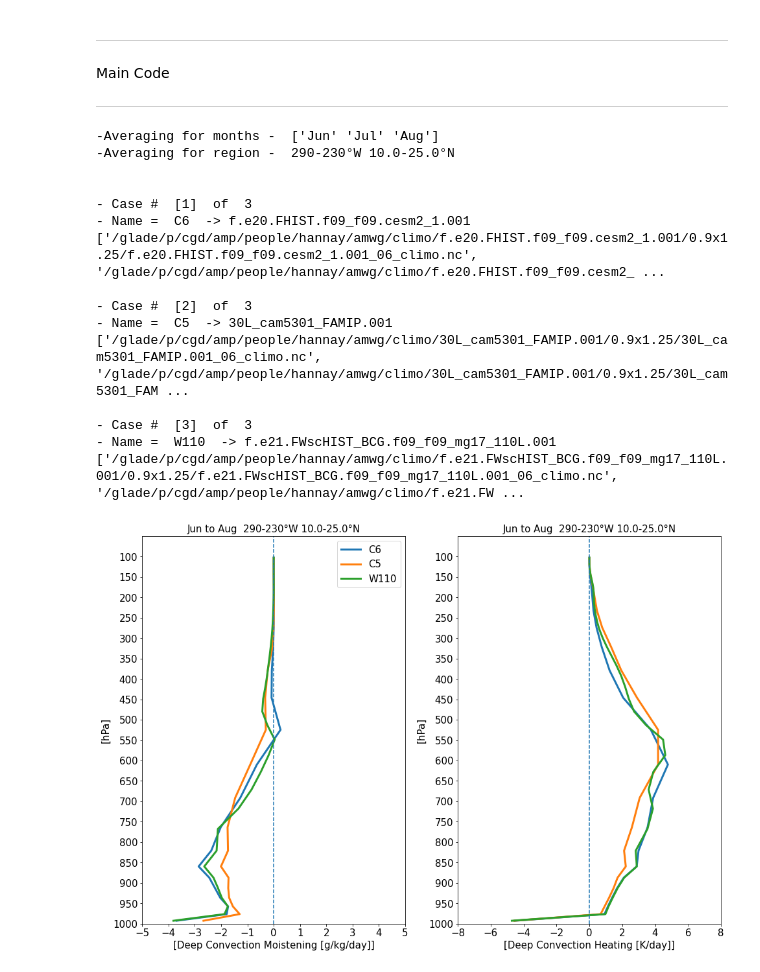
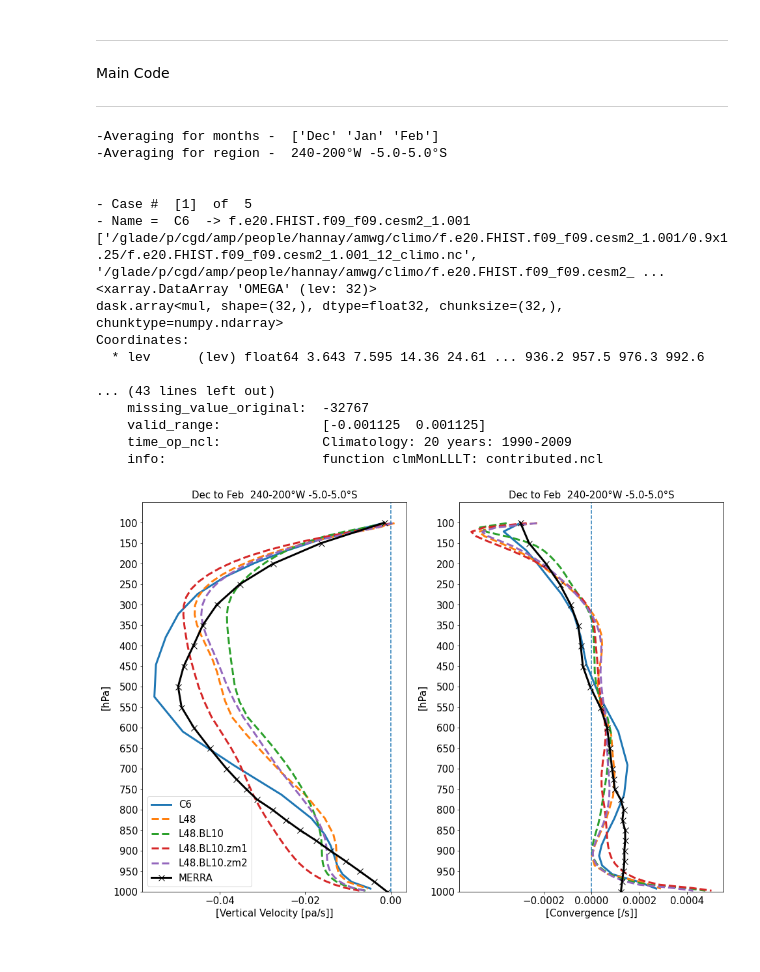
Before and after one commit to swrneale/python-scripts, a Jupyter notebook: general/column_plot.ipynb, the cells around one changed output. Drawn from its saved outputs; the diff is of its cells as text; code cells hidden in the pictures.

Commit message:
Add to MDTF vertical processes diags.

```diff
--- a/general/column_plot.ipynb
+++ b/general/column_plot.ipynb
@@ -14,35 +14,42 @@ Initial Simulations Information
 #case_desc = np.array(['C6','C5','CE2','CE1']) ; pref_out = 'ditcz'
 
 #case_desc = np.array(['C6','C5','C4','CE2','CE1','CC4','CE2sst']) ; pref_out = 'release'
-case_desc = np.array(['C6','C5','W110']) ; pref_out = 'waccm_hvr'
+#case_desc = np.array(['C6','C5','W110']) ; pref_out = 'waccm_hvr'
 #case_desc = np.array(['C6','C5','C4']) ; pref_out = 'cam456'
 #case_desc = np.array(['C6','CE2','CE2sst','CE2sstd','REYsstd']) ; pref_out = 'day_mon_Rey_sst_'
 
 #case_desc = np.array(['C6','rC5']) ; pref_out = 'test_'
 
-month_ave = np.array(["Jun","Jul","Aug"])
-#month_ave = np.array(["Dec","Jan","Feb"])
+
+
+case_desc = np.array(['C6','L48','L48.BL10','L48.BL10.zm1','L48.BL10.zm2']) ; pref_out = 'L48+BL10_test'
+
+#month_ave = np.array(["Jun","Jul","Aug"])
+month_ave = np.array(["Dec","Jan","Feb"])
 
 
 
 #reg_a = [-10,10,120.,160] # lats, lons averaging region - m. Continent
-#reg_a = [-5,5,120.,160] # lats, lons averaging region - m. Continent
-reg_a = [10,25,70,130] # lats, lons averaging region - Monsoon reg.
+reg_a = [-5,5,120.,160] # lats, lons averaging region - m. Continent
+#reg_a = [10,25,70,130] # lats, lons averaging region - Monsoon reg.
 
 #reg_a = [7.5,10,220.,240] # lats, lons averaging region. - E. Pac 1
 #reg_a = [2.5,7.5,240.,270.]  # Center of ITCZ in AMIP
 
-#reg_a = [-7.5,-2.5,240.,270.]  # Southern surious ITCZ region.
+#reg_a = [-7.5,-2.5,240.,270.]  # Southern spurious ITCZ region.
 #reg_a = [5,12,270,280] # lats, lons averaging region. - E. Pac 2
 #reg_a = [5,12,240,270] # lats, lons averaging region. - E. Pac 2
 
 
 
-#var_names = ['OMEGA','DIV'] ; vscales = [1.,1] ; f1xmin=-0.14; f1xmax=0.02 ;f1dx = 0.02 ; f2xmin=-0.0002; f2xmax=0.0006 ;f2dx = 0.0002  ; f1name = '[Vertical Velocity [pa/s]]' ; f2name = '[Convergence [/s]]'
-#ovar_scale =  100./86400.  # mb/day -> pa/s
+var_names = ['OMEGA','DIV'] ; vscales = [1.,1] ; f1xmin=-0.14; f1xmax=0.02 ;f1dx = 0.02 ; f2xmin=-0.0002; f2xmax=0.0006 ;f2dx = 0.0002  ; f1name = '[Vertical Velocity [pa/s]]' ; f2name = '[Convergence [/s]]'
+ovar_scale =  100./86400.  # mb/day -> pa/s
 
-var_names = ['ZMDQ','ZMDT'] ; vscales = [86400*1000,86400.] ; f1xmin=-5.; f1xmax=5. ;f1dx = 1. ; f2xmin=-8.; f2xmax=8. ;f2dx = 2.  ; f1name = '[Deep Convection Moistening [g/kg/day]]' ; f2name = '[Deep Convection Heating [K/day]]'
-lobs = False
+#var_names = ['DCQ','DTCOND'] ; vscales = [86400*1000,86400.] ; f1xmin=-2.; f1xmax=2. ;f1dx = 0.5 ; f2xmin=-2.; f2xmax=2. ;f2dx = 1.  ; f1name = '[Physics Moistening [g/kg/day]]' ; f2name = '[Physics Heating [K/day]]'
+
+
+#var_names = ['DCQ','DTCOND'] ; vscales = [86400*1000,86400.] ; f1xmin=-5.; f1xmax=5. ;f1dx = 1. ; f2xmin=-8.; f2xmax=8. ;f2dx = 2.  ; f1name = '[Deep Convection Moistening [g/kg/day]]' ; f2name = '[Deep Convection Heating [K/day]]'
+lobs = True
 
 p_levs = np.arange(100.,1050.,50.)
 
@@ -53,8 +60,8 @@ dir_root = '/glade/p/cgd/amp/people/hannay/amwg/climo/'
 dir_obs = '/glade/p/cesm/amwg/amwg_data/obs_data/'
 dir_proot = '/glade/u/home/rneale/python/'
 
-sim_names = cam_revert_list()
-#sim_names = cam_vres_list()
+#sim_names = cam_revert_list()
+sim_names = cam_vres_list()
 
 reg_a_join = ' '.join(str(reg_a))
 
@@ -111,7 +118,7 @@ for ir in case_desc:
             var_plot2 = var_plot1.differentiate("lev")
 
         ps_in = files_ptr['PS'].loc[:,reg_a[0]:reg_a[1],reg_a[2]:reg_a[3]]
-        hyam = files_ptr['hyam'] ; hybm = files_ptr['hybm'] ; P0 = files_ptr['P0'] ; lev = files_ptr['lev']
+        hyam = files_ptr['hyam'] ; hybm = files_ptr['hybm'] ; P0 = 1000. ; lev = files_ptr['lev']
 
 # Levs
         ilevs = np.where(lev >= min(p_levs))
@@ -175,45 +182,47 @@ if lobs:
     print(ofiles_in)
     ofiles_ptr = xr.open_mfdataset(ofiles_in,parallel=True)
 
     ovar_in = ofiles_ptr[var_names[0]].loc[:,:,reg_a[0]:reg_a[1],reg_a[2]:reg_a[3]]
     print(ovar_in)
     olevs = ofiles_ptr['lev']
 
     ilevs = np.where(olevs >= min(p_levs))
     ilevs = ilevs[0]
 
     ovar_plotw = ovar_in.mean(dim=['time','lat','lon'])
     ovar_plotw = ovar_scale*ovar_plotw # Scaling
     ovar_plotd = ovar_plotw.differentiate("lev")
 
 #    ovar_plotd = -np.gradient(ovar_plotw[::-1])
     ax[0].plot(ovar_plotw[ilevs],olevs[ilevs],lw=3,markersize=9,marker='x',color = 'black')
 
     leg_cases = np.append(case_desc,'MERRA')
     ax[1].plot(ovar_plotd[ilevs],olevs[ilevs],lw=3,markersize=9,marker='x',color = 'black')
 
 ax[0].legend(leg_cases,fontsize=15)
 
 ax[0].axvline(0.,linestyle='--')
 ax[1].axvline(0.,linestyle='--')
 mp.savefig(dir_proot+'python-figs/vert_proc/'+pref_out+'_vprof_'+var_names[0]+'_'+var_names[1]+'_'+reg_a_out+'_'+month_ave[0]+'_to_'+month_ave[nmnths-1]+'.png', dpi=150)
 # %% [output]
--Averaging for months -  ['Jun' 'Jul' 'Aug']
--Averaging for region -  290-230°W 10.0-25.0°N
+-Averaging for months -  ['Dec' 'Jan' 'Feb']
+-Averaging for region -  240-200°W -5.0-5.0°S
 
 
-- Case #  [1]  of  3
+- Case #  [1]  of  5
 - Name =  C6  -> f.e20.FHIST.f09_f09.cesm2_1.001
-['/glade/p/cgd/amp/people/hannay/amwg/climo/f.e20.FHIST.f09_f09.cesm2_1.001/0.9x1.25/f.e20.FHIST.f09_f09.cesm2_1.001_06_climo.nc', '/glade/p/cgd/amp/people/hannay/amwg/climo/f.e20.FHIST.f09_f09.cesm2_ ...
+['/glade/p/cgd/amp/people/hannay/amwg/climo/f.e20.FHIST.f09_f09.cesm2_1.001/0.9x1.25/f.e20.FHIST.f09_f09.cesm2_1.001_12_climo.nc', '/glade/p/cgd/amp/people/hannay/amwg/climo/f.e20.FHIST.f09_f09.cesm2_ ...
+<xarray.DataArray 'OMEGA' (lev: 32)>
+dask.array<mul, shape=(32,), dtype=float32, chunksize=(32,), chunktype=numpy.ndarray>
+Coordinates:
+  * lev      (lev) float64 3.643 7.595 14.36 24.61 ... 936.2 957.5 976.3 992.6
 
-- Case #  [2]  of  3
-- Name =  C5  -> 30L_cam5301_FAMIP.001
-['/glade/p/cgd/amp/people/hannay/amwg/climo/30L_cam5301_FAMIP.001/0.9x1.25/30L_cam5301_FAMIP.001_06_climo.nc', '/glade/p/cgd/amp/people/hannay/amwg/climo/30L_cam5301_FAMIP.001/0.9x1.25/30L_cam5301_FAM ...
-
-- Case #  [3]  of  3
-- Name =  W110  -> f.e21.FWscHIST_BCG.f09_f09_mg17_110L.001
-['/glade/p/cgd/amp/people/hannay/amwg/climo/f.e21.FWscHIST_BCG.f09_f09_mg17_110L.001/0.9x1.25/f.e21.FWscHIST_BCG.f09_f09_mg17_110L.001_06_climo.nc', '/glade/p/cgd/amp/people/hannay/amwg/climo/f.e21.FW ...
+... (43 lines left out)
+    missing_value_original:  -32767
+    valid_range:             [-0.001125  0.001125]
+    time_op_ncl:             Climatology: 20 years: 1990-2009
+    info:                    function clmMonLLLT: contributed.ncl
-[figure, old version]
+[figure, new version]
 # %%
 #####################################
 # CAM6 Revert Experiments + others
```
Also changed, not shown: parts of 1 cell of this notebook, 5 other files.
